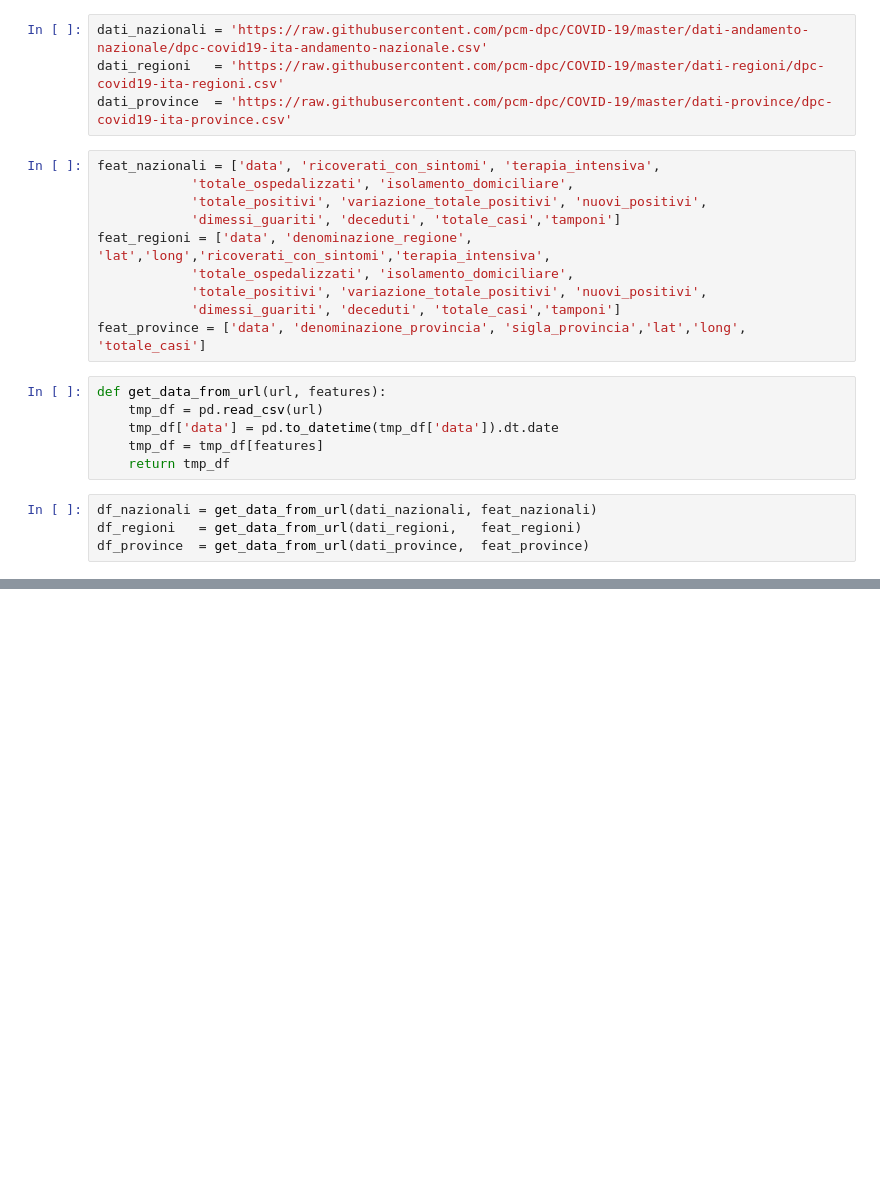
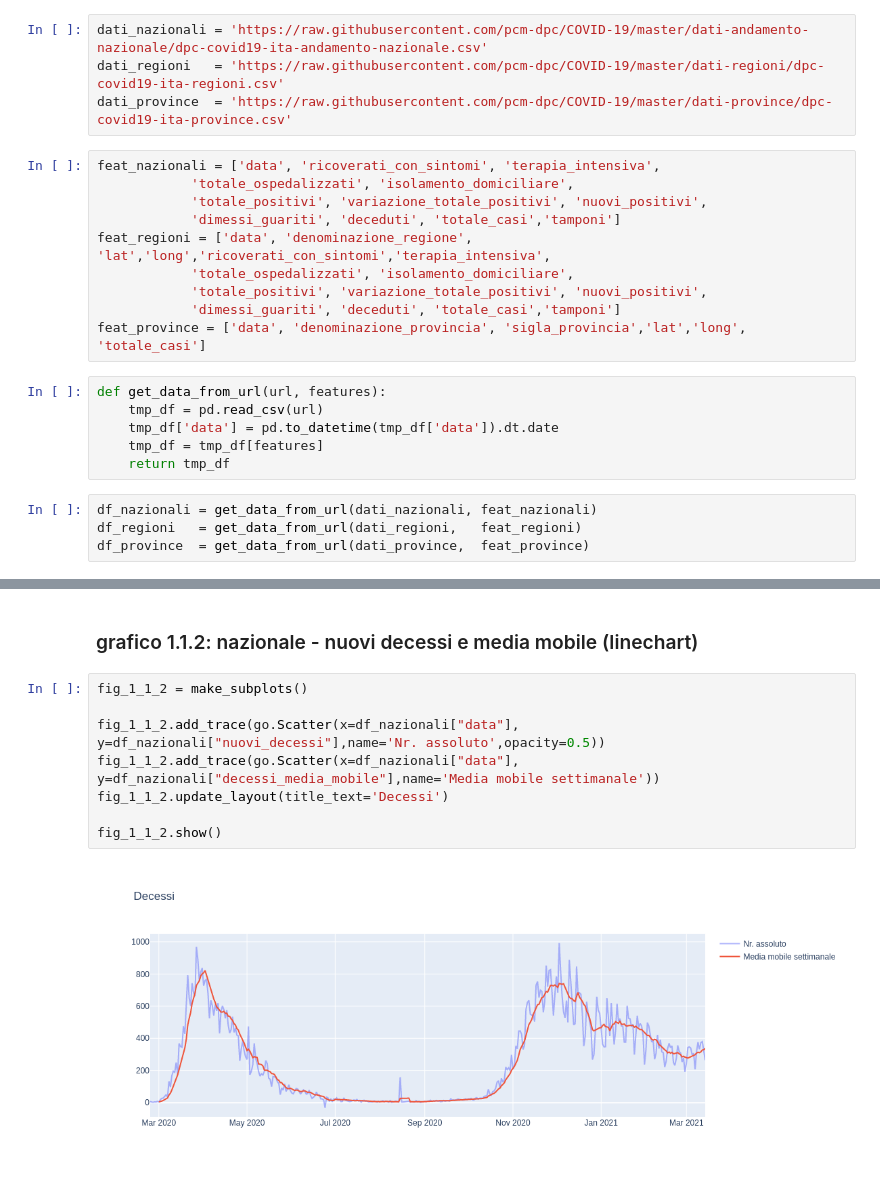
Before and after one commit to MicheleGava/covid-italia, a Jupyter notebook: notebook.ipynb, the cells around one changed output, grey strips where cells are left out. Cells and saved outputs as stored; diff of their text form; blank space fills up the shorter version.

```diff
--- a/notebook.ipynb
+++ b/notebook.ipynb
@@ -42,0 +227,12 @@ fig.show()
+# %% [markdown]
+### grafico 1.1.2: nazionale - nuovi decessi e media mobile (linechart)
+# %%
+fig_1_1_2 = make_subplots()
+
+fig_1_1_2.add_trace(go.Scatter(x=df_nazionali["data"], y=df_nazionali["nuovi_decessi"],name='Nr. assoluto',opacity=0.5))
+fig_1_1_2.add_trace(go.Scatter(x=df_nazionali["data"], y=df_nazionali["decessi_media_mobile"],name='Media mobile settimanale'))
+fig_1_1_2.update_layout(title_text='Decessi')
+
+fig_1_1_2.show()
+# %% [output]
+[figure, added]
```
Also changed, not shown: parts of 57 cells of this notebook, 6 other files.
